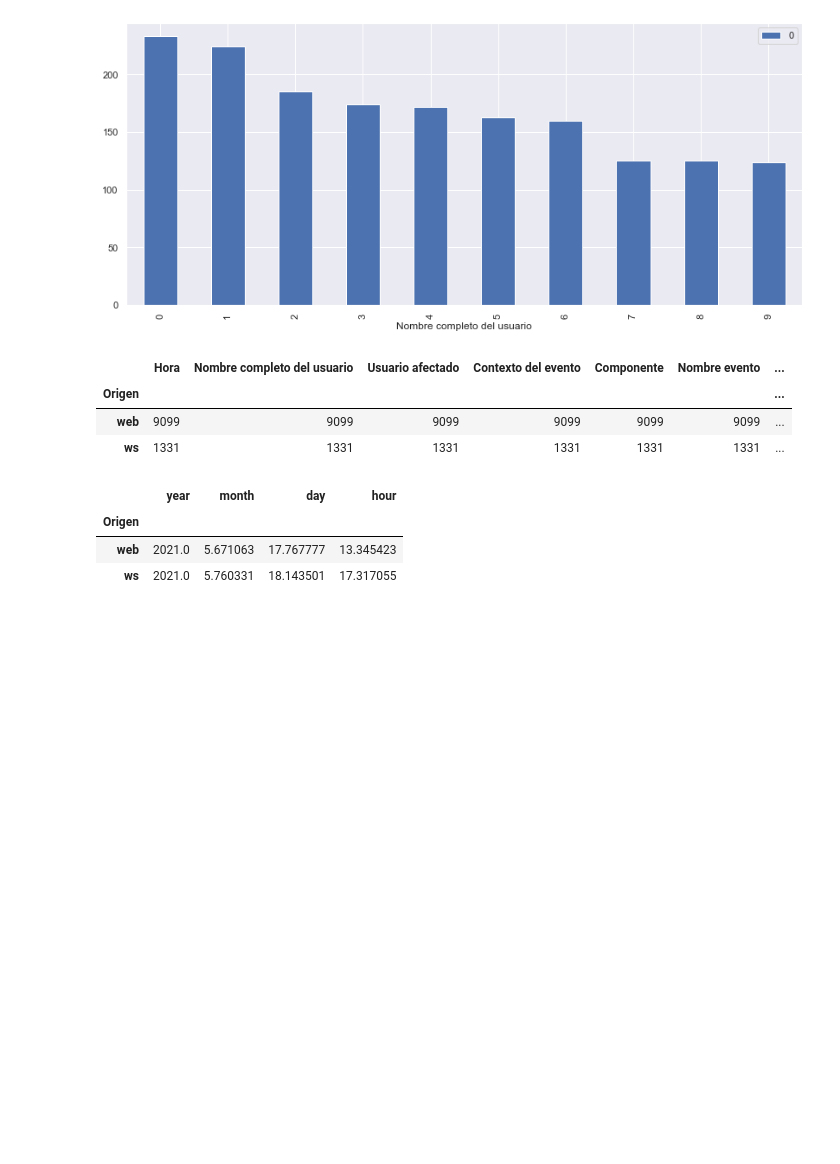
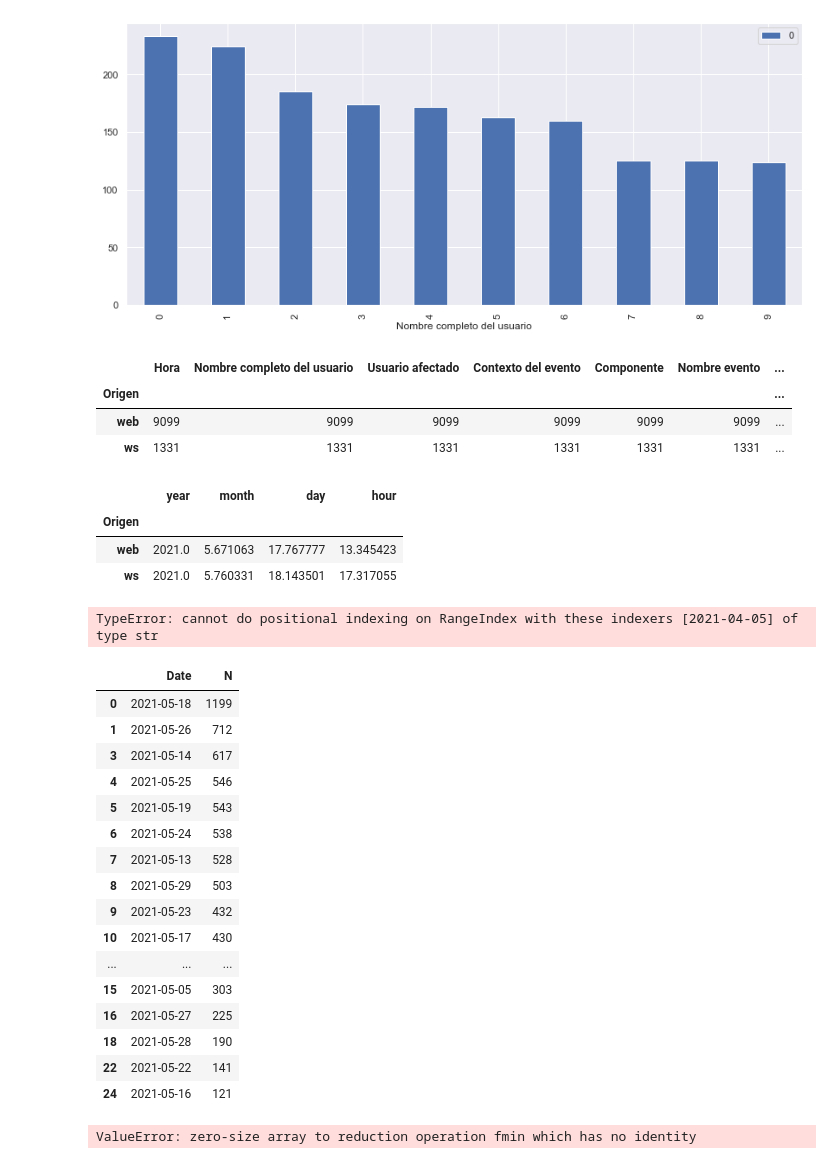
Before and after one commit to ravellom/moodle-py, a Jupyter notebook: moodle-py-jupyter.ipynb, the cells around one changed output. Saved outputs shown, nothing was run; the diff lists cells and outputs as text; code cells hidden in the pictures; blank space fills up the shorter version.

```diff
--- a/moodle-py-jupyter.ipynb
+++ b/moodle-py-jupyter.ipynb
@@ -63,6 +63,7 @@ pd.crosstab(df.Componente,df.Origen)
 # %%
 # extraer fecha
 
+df = pd.read_csv('D:/Databases/moodle_test/01.csv')
 df['datefull'] = pd.to_datetime(df['Hora'])
 
 # Date
@@ -74,5 +75,5 @@ df['day']= df['datefull'].dt.day
 # Time
 df['hour']= df['datefull'].dt.hour
 
-df.columns
+df
 # %% [output]
@@ -200,0 +221,42 @@ dd.mean()
+# %%
+
+import datetime
+from datetime import date, time
+#df = pd.read_csv('D:/Databases/moodle_test/01.csv')
+df.iloc['2021-04-05':'2021-06-05']
+#groupby('date')['date'].count()
+#df[(df['date'] > datetime.datetime.strftime('2021-04-05')) & (df['date'] < date(2021,5,30))].groupby('date')['date'].count()
+#.groupby('date')['date'].count()
+
+#loc['2021-04-05':'2021-12-05']
+# %% [output]
+TypeError: cannot do positional indexing on RangeIndex with these indexers [2021-04-05] of type str
+# %%
+import datetime
+from datetime import date, time
+#df.groupby('date')['date'].count().plot(kind='line', figsize=(14,6))
+#df[(df['date'] > datetime.datetime.strftime(2021,5,1)) & (df['date'] < datetime.date(2021,6,30))].groupby('date')['date'].count().plot(kind='line', figsize=(14,6))
+#dfg1 = df[(df['date'] > datetime.date(2021,5,1)) & (df['date'] < datetime.date(2021,6,30))]
+dfg2 = df['date'].value_counts().reset_index().rename(
+        columns={'index': 'Date', 'date':'N'})
+dfg2["Date"] = pd.to_datetime(dfg2["Date"])
+dfg2[(dfg2['Date'] > "2021-05-01") & (dfg2['Date'] < "2021-06-03")]
+#dfg2["2021-05-01":"2021-06-03"]
+# %% [output]
+|  | Date | N |
+| 0 | 2021-05-18 | 1199 |
+| 1 | 2021-05-26 | 712 |
+| 3 | 2021-05-14 | 617 |
+| 4 | 2021-05-25 | 546 |
+| 5 | 2021-05-19 | 543 |
+| 6 | 2021-05-24 | 538 |
+| 7 | 2021-05-13 | 528 |
+| 8 | 2021-05-29 | 503 |
+| 9 | 2021-05-23 | 432 |
+| 10 | 2021-05-17 | 430 |
+| ... | ... | ... |
+| 15 | 2021-05-05 | 303 |
+| 16 | 2021-05-27 | 225 |
+| 18 | 2021-05-28 | 190 |
+| 22 | 2021-05-22 | 141 |
+| 24 | 2021-05-16 | 121 |
@@ -200,0 +266,11 @@ dd.mean()
+# %%
+
+#sns.heatmap(df[["wd","hour"]])
+#flights = df[["wd","hour"]].pivot("wd","hour")
+#births['decade'] = 10 * (births['year'] // 10)
+df4 = pd.DataFrame(df["wd"],index=df["hour"])
+df5 = df4.group
+df5 = df4.pivot_table(index='hour', columns='wd', aggfunc='sum')
+sns.heatmap(df5)
+# %% [output]
+ValueError: zero-size array to reduction operation fmin which has no identity
```
Also changed, not shown: parts of 5 cells of this notebook, 3 other files.
